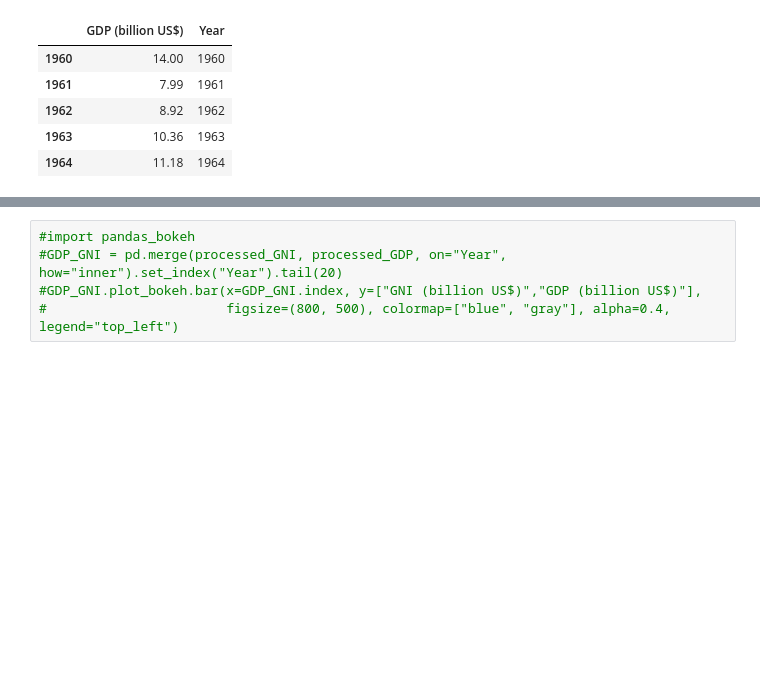
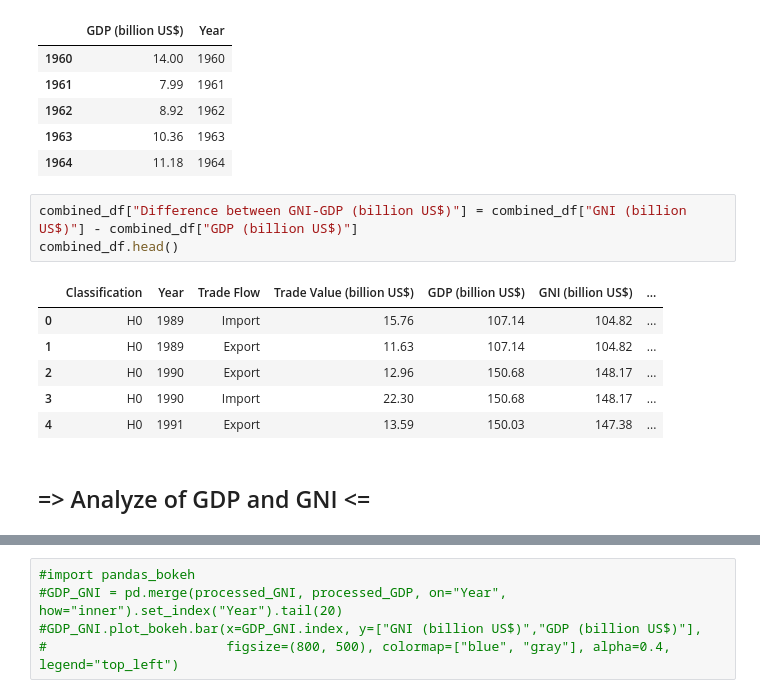
Before and after one commit to erolerdogan/Trades-Data-of-Turkey, a Jupyter notebook: src.ipynb, the cells around one changed output, grey strips where cells are left out. Saved outputs shown, nothing was run; the diff lists cells and outputs as text; blank space fills up the shorter version.

```diff
--- a/src.ipynb
+++ b/src.ipynb
@@ -326,6 +430,18 @@ processed_GDP.head()   # Analyze the GDP
 | 1962 | 8.92 | 1962 |
 | 1963 | 10.36 | 1963 |
 | 1964 | 11.18 | 1964 |
+# %%
+combined_df["Difference between GNI-GDP (billion US$)"] = combined_df["GNI (billion US$)"] - combined_df["GDP (billion US$)"]
+combined_df.head()
+# %% [output]
+|  | Classification | Year | Trade Flow | Trade Value (billion US$) | GDP (billion US$) | GNI (billion US$) | ... |
+| 0 | H0 | 1989 | Import | 15.76 | 107.14 | 104.82 | ... |
+| 1 | H0 | 1989 | Export | 11.63 | 107.14 | 104.82 | ... |
+| 2 | H0 | 1990 | Export | 12.96 | 150.68 | 148.17 | ... |
+| 3 | H0 | 1990 | Import | 22.30 | 150.68 | 148.17 | ... |
+| 4 | H0 | 1991 | Export | 13.59 | 150.03 | 147.38 | ... |
+# %% [markdown]
+## => Analyze of GDP and GNI  <=
 # %%
 width = 0.4
 
```
Also changed, not shown: parts of 12 cells of this notebook.
